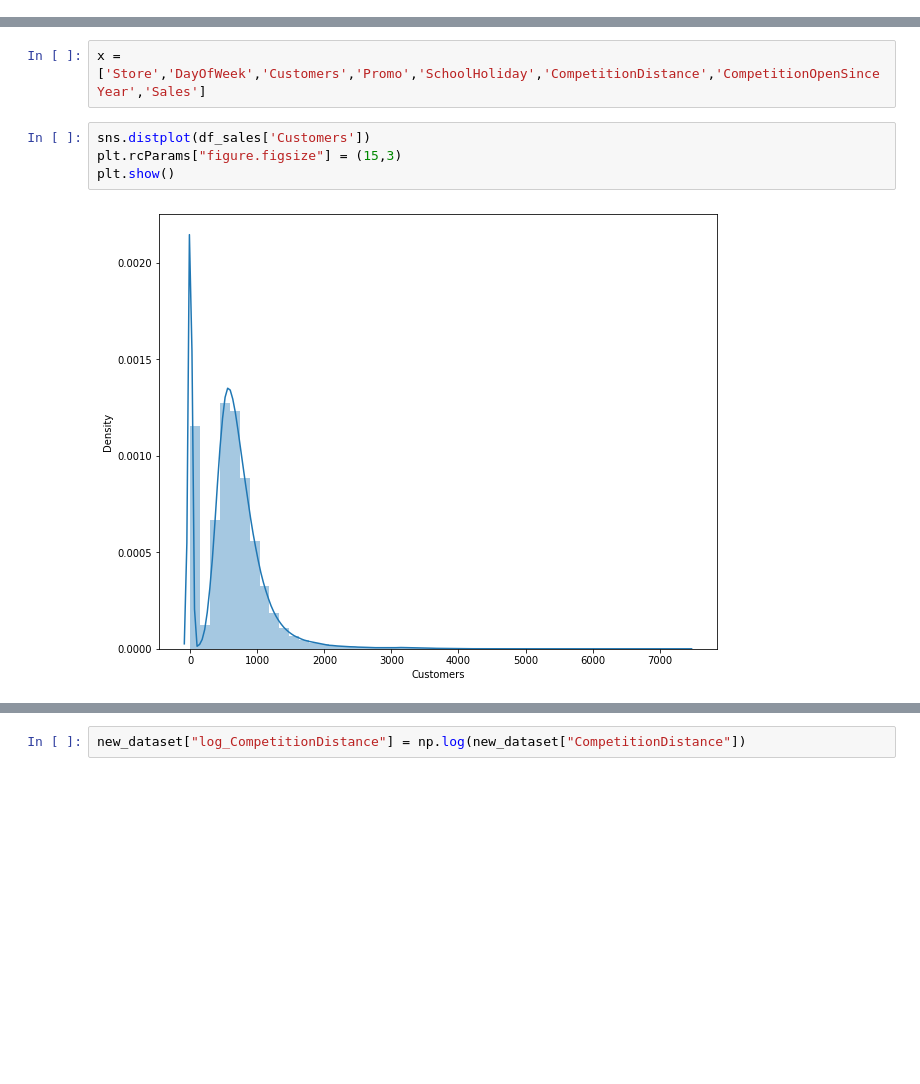
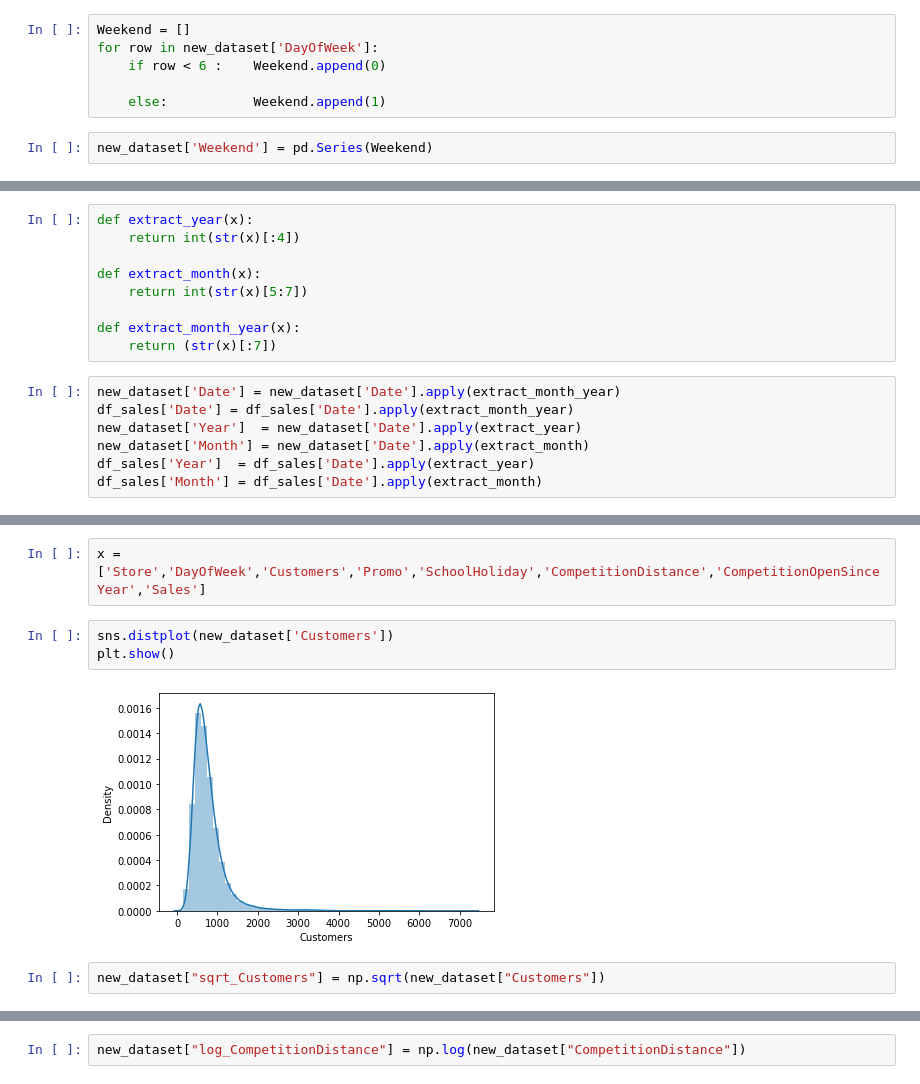
Before and after one commit to saumyadash9/Saumya-Dash-Rossmann-Sales-Prediction---Capstone-Project.ipynb, a Jupyter notebook: Saumya_Dash_Rossmann_Sales_Prediction_Capstone_Project.ipynb, the cells around one changed output, grey strips where cells are left out. Saved outputs shown, nothing was run; the diff lists cells and outputs as text; blank space fills up the shorter version.

```diff
--- a/Saumya_Dash_Rossmann_Sales_Prediction_Capstone_Project.ipynb
+++ b/Saumya_Dash_Rossmann_Sales_Prediction_Capstone_Project.ipynb
@@ -293,0 +336,8 @@ new_dataset.describe()
+# %%
+Weekend = []
+for row in new_dataset['DayOfWeek']:
+    if row < 6 :    Weekend.append(0)
+
+    else:           Weekend.append(1)
+# %%
+new_dataset['Weekend'] = pd.Series(Weekend)
@@ -293,0 +359,16 @@ new_dataset.describe()
+# %%
+def extract_year(x):
+    return int(str(x)[:4])
+
+def extract_month(x):
+    return int(str(x)[5:7])
+
+def extract_month_year(x):
+    return (str(x)[:7])
+# %%
+new_dataset['Date'] = new_dataset['Date'].apply(extract_month_year)
+df_sales['Date'] = df_sales['Date'].apply(extract_month_year)
+new_dataset['Year']  = new_dataset['Date'].apply(extract_year)
+new_dataset['Month'] = new_dataset['Date'].apply(extract_month)
+df_sales['Year']  = df_sales['Date'].apply(extract_year)
+df_sales['Month'] = df_sales['Date'].apply(extract_month)
@@ -302,8 +416,9 @@ Name: StoreType, dtype: int64
 # %%
 x = ['Store','DayOfWeek','Customers','Promo','SchoolHoliday','CompetitionDistance','CompetitionOpenSinceYear','Sales']
 # %%
-sns.distplot(df_sales['Customers'])
-plt.rcParams["figure.figsize"] = (15,3)
+sns.distplot(new_dataset['Customers'])
 plt.show()
 # %% [output]
-[figure, old version]
+[figure, new version]
+# %%
+new_dataset["sqrt_Customers"] = np.sqrt(new_dataset["Customers"])
```
Also changed, not shown: parts of 70 cells of this notebook.
